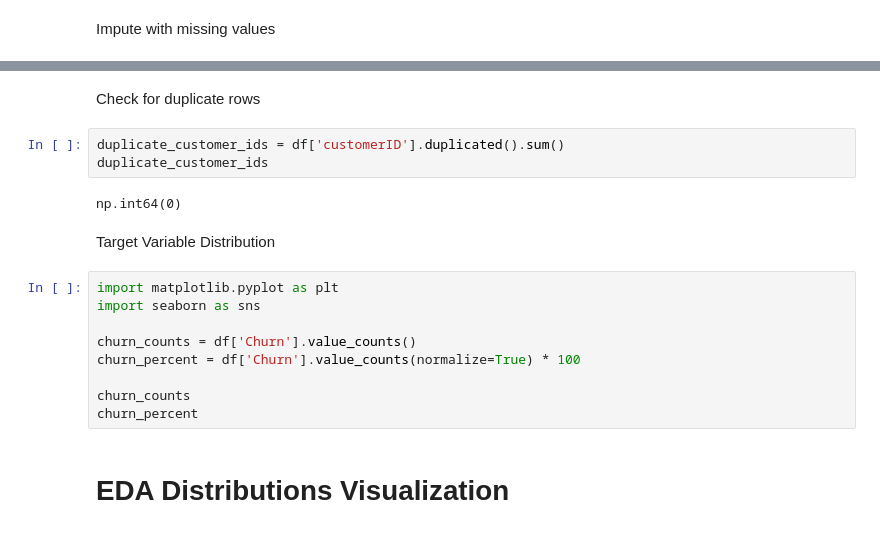
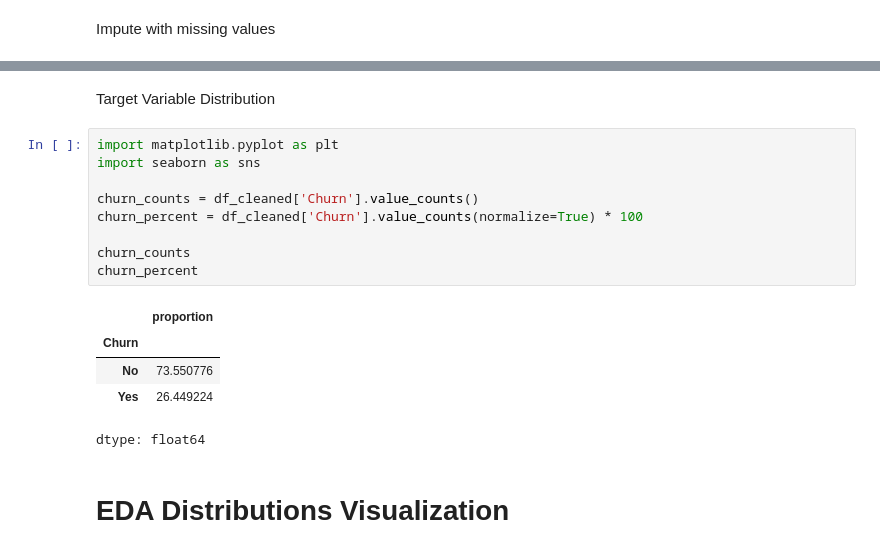
Before and after one commit to thruuuuuu/telco_churn_predict_model, a Jupyter notebook: notebooks/EDA.ipynb, the cells around one changed output, grey strips where cells are left out. Saved outputs shown, nothing was run; the diff lists cells and outputs as text.

```diff
--- a/notebooks/EDA.ipynb
+++ b/notebooks/EDA.ipynb
@@ -117,24 +162,23 @@ print(missing_values_after[missing_values_after > 0])
 # %% [output]
 Columns with remaining missing values:
 Series([], dtype: int64)
-# %% [markdown]
-Check for duplicate rows
-# %%
-duplicate_customer_ids = df['customerID'].duplicated().sum()
-duplicate_customer_ids
-# %% [output]
-np.int64(0)
 # %% [markdown]
 Target Variable Distribution
 # %%
 import matplotlib.pyplot as plt
 import seaborn as sns
 
-churn_counts = df['Churn'].value_counts()
-churn_percent = df['Churn'].value_counts(normalize=True) * 100
+churn_counts = df_cleaned['Churn'].value_counts()
+churn_percent = df_cleaned['Churn'].value_counts(normalize=True) * 100
 
 churn_counts
 churn_percent
+# %% [output]
+|  | proportion |
+| Churn |  |
+| No | 73.550776 |
+| Yes | 26.449224 |
+dtype: float64
 # %% [markdown]
 # EDA Distributions Visualization
 # %% [markdown]
```
Also changed, not shown: parts of 8 cells of this notebook.
